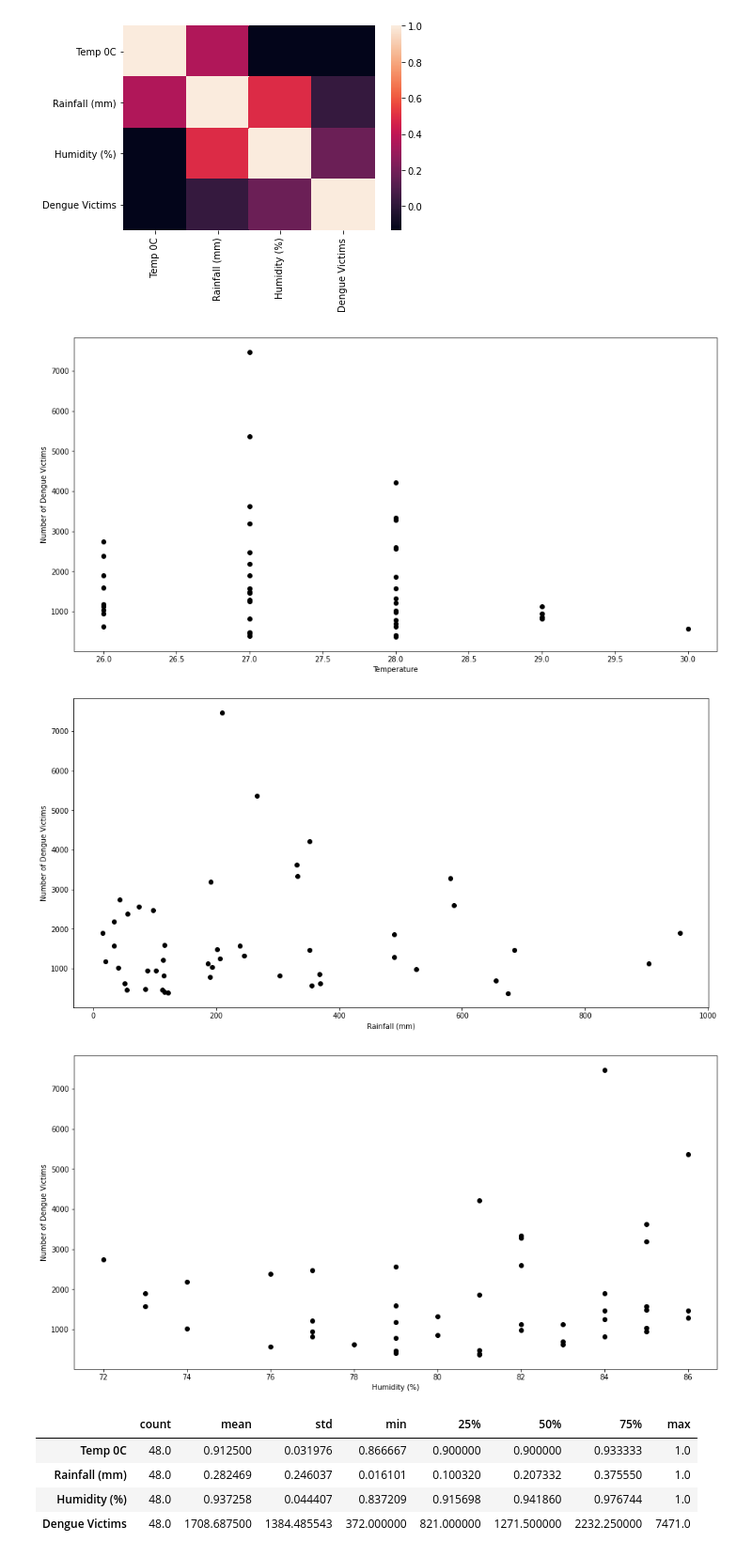
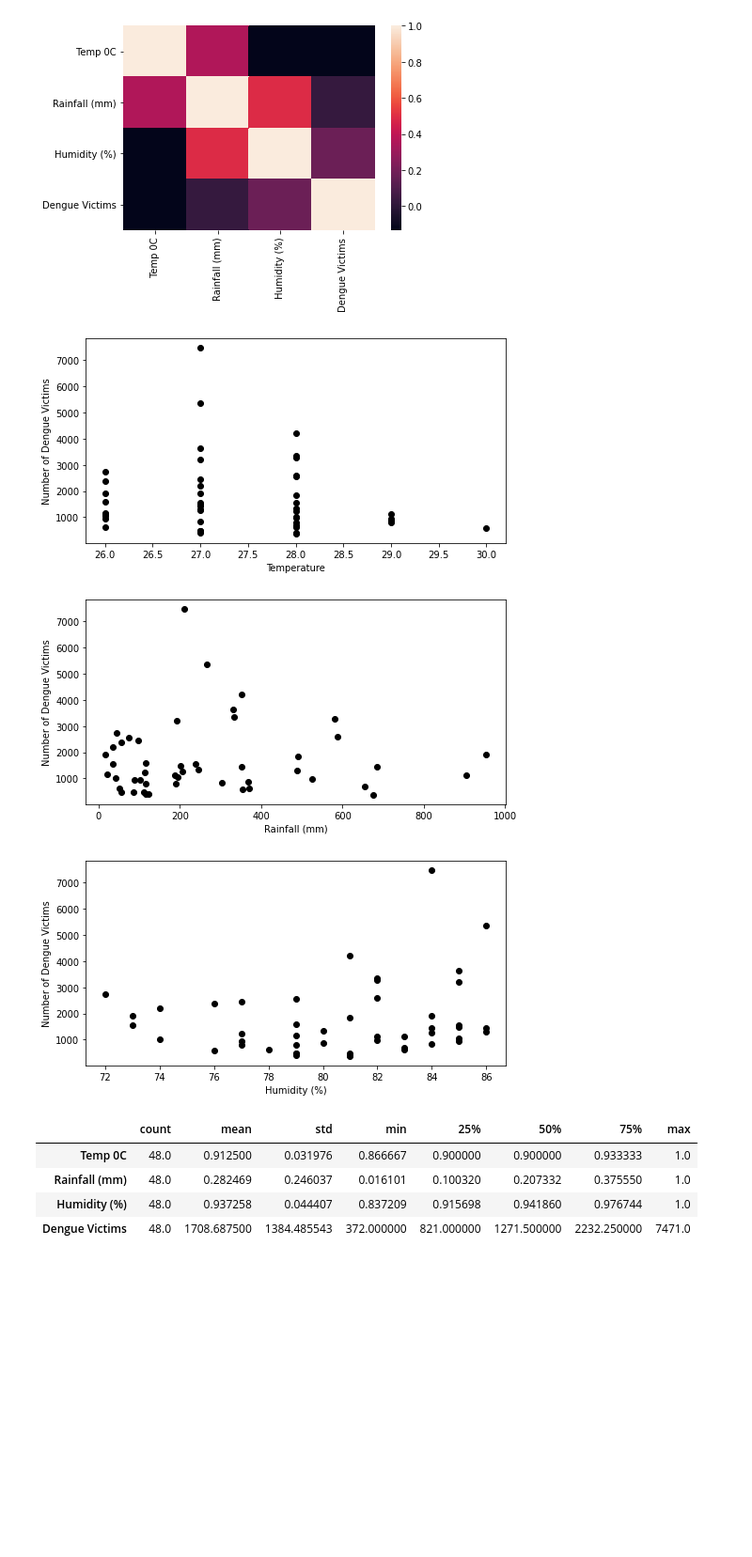
Before and after one commit to Roshani-Abeysekera/Forecasting-Monthly-Dengue-Cases-Using-Climatic-Factors-In-Colombo-District-With-Machine-Learning., a Jupyter notebook: MLP.ipynb, the cells around one changed output. Shown at 94% size. Cells and saved outputs as stored; diff of their text form; code cells hidden in the pictures; blank space fills up the shorter version.

```diff
--- a/MLP.ipynb
+++ b/MLP.ipynb
@@ -54,39 +54,39 @@ sns.heatmap(corr,
 # %%
 import matplotlib.pyplot as plt
 Xs = df.drop(['Dengue Victims', 'Year', 'Month'], axis=1)
-plt.figure(figsize=(16, 8))
+plt.figure(figsize=(8, 4))
 plt.scatter(
     df[' Temp 0C'],
     df['Dengue Victims'],
     c='black'
 )
 plt.xlabel("Temperature")
 plt.ylabel("Number of Dengue Victims")
 plt.show()
 
-plt.figure(figsize=(16, 8))
+plt.figure(figsize=(8, 4))
 plt.scatter(
     df['Rainfall (mm)'],
     df['Dengue Victims'],
     c='black'
 )
 plt.xlabel("Rainfall (mm)")
 plt.ylabel("Number of Dengue Victims")
 plt.show()
 
-plt.figure(figsize=(16, 8))
+plt.figure(figsize=(8, 4))
 plt.scatter(
     df['Humidity (%)'],
     df['Dengue Victims'],
     c='black'
 )
 plt.xlabel("Humidity (%)")
 plt.ylabel("Number of Dengue Victims")
 plt.show()
 # %% [output]
-[figure, old version]
+[figure, new version]
-[figure, old version]
+[figure, new version]
-[figure, old version]
+[figure, new version]
 # %%
 # Creating Arrays for the Features and the Response Variable
 target_column = ['Dengue Victims']
```
